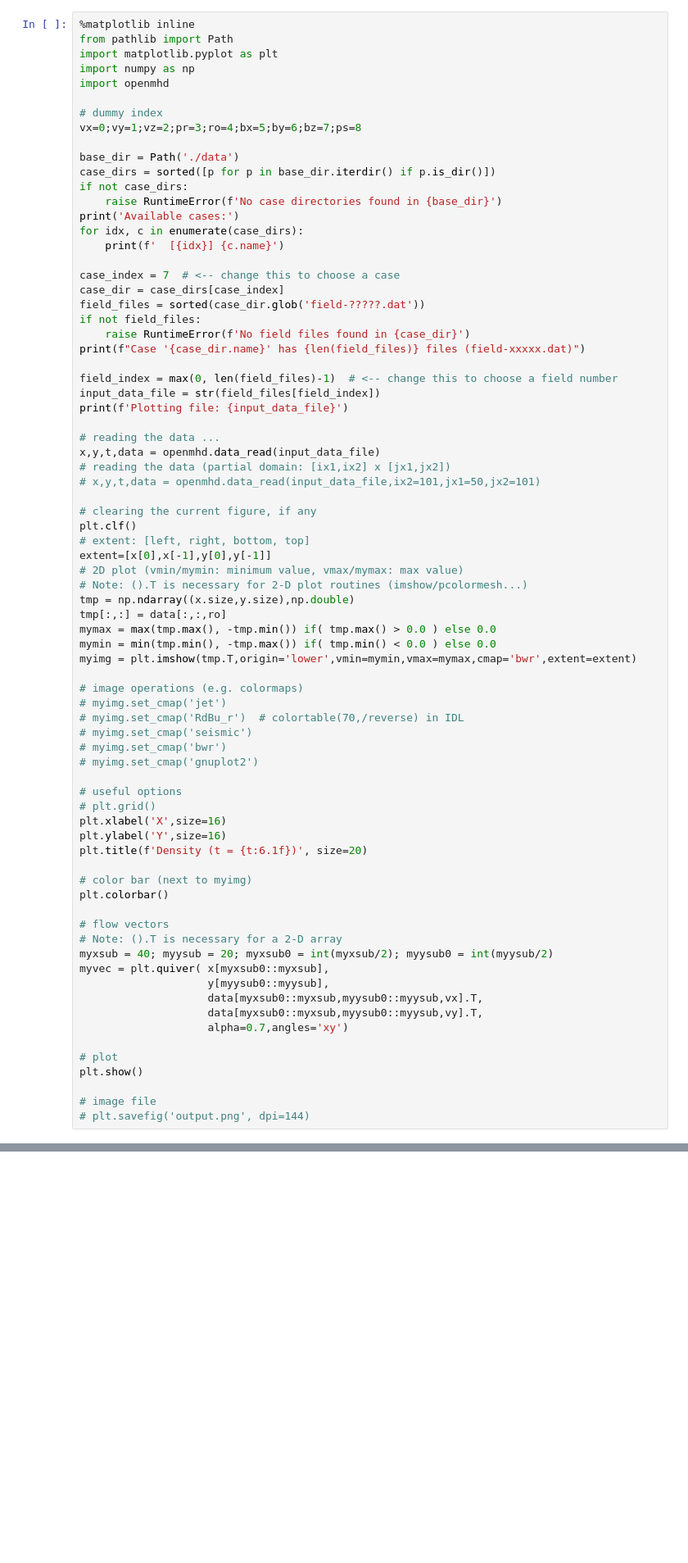
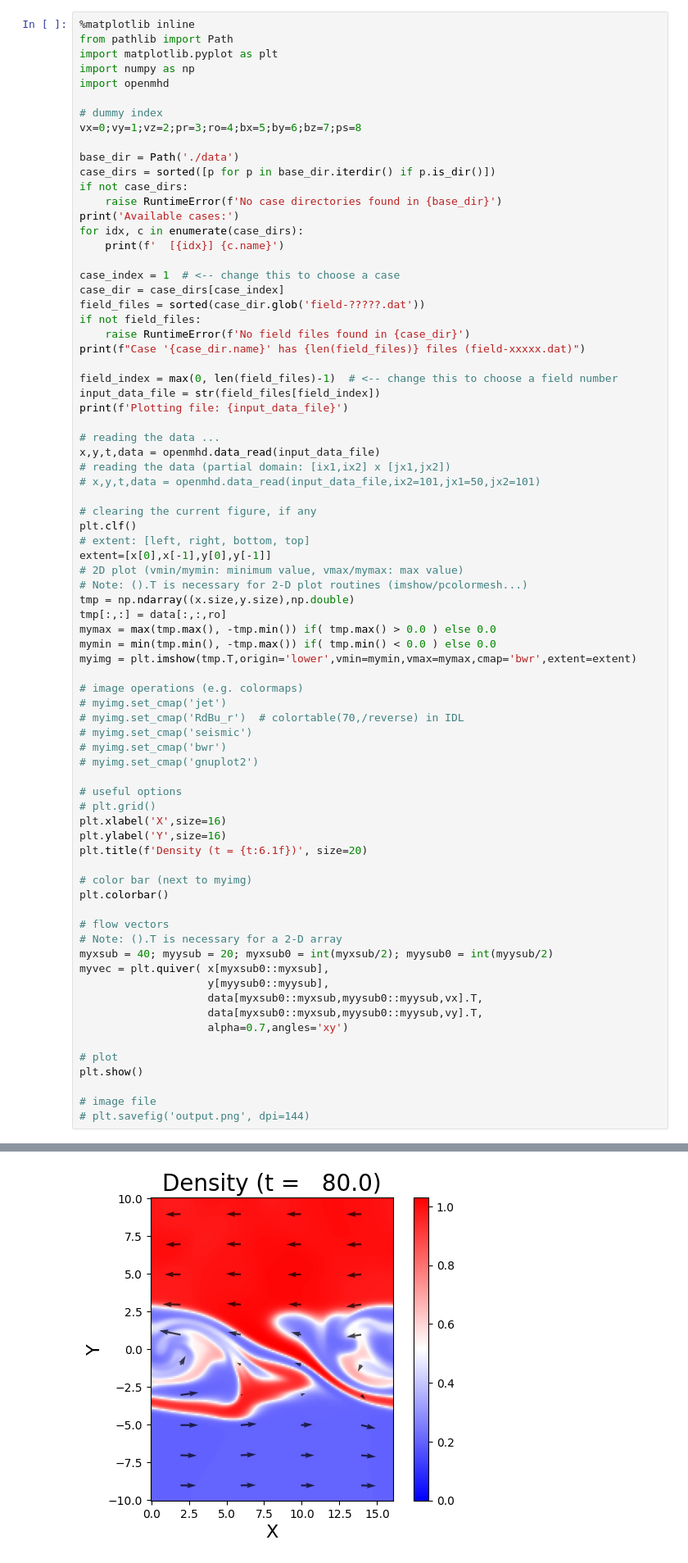
Before and after one commit to shimi3435/OpenMHD, a Jupyter notebook: 2D_KH/plot.ipynb, the cells around one changed output, grey strips where cells are left out. Shown at 82% size. Drawn from its saved outputs; the diff is of its cells as text; blank space fills up the shorter version.

```diff
--- a/2D_KH/plot.ipynb
+++ b/2D_KH/plot.ipynb
@@ -16,7 +16,7 @@ print('Available cases:')
 for idx, c in enumerate(case_dirs):
     print(f'  [{idx}] {c.name}')
 
-case_index = 7  # <-- change this to choose a case
+case_index = 1  # <-- change this to choose a case
 case_dir = case_dirs[case_index]
 field_files = sorted(case_dir.glob('field-?????.dat'))
 if not field_files:
@@ -74,3 +74,4 @@ plt.show()
 
 # image file
 # plt.savefig('output.png', dpi=144)
+# %% [output]
@@ -77,3 +85,4 @@ plt.show()
+[figure, added]
 # %%
 # %matplotlib inline  # 使わない
 
```
Also changed, not shown: parts of 1 cell of this notebook, 4 other files.
